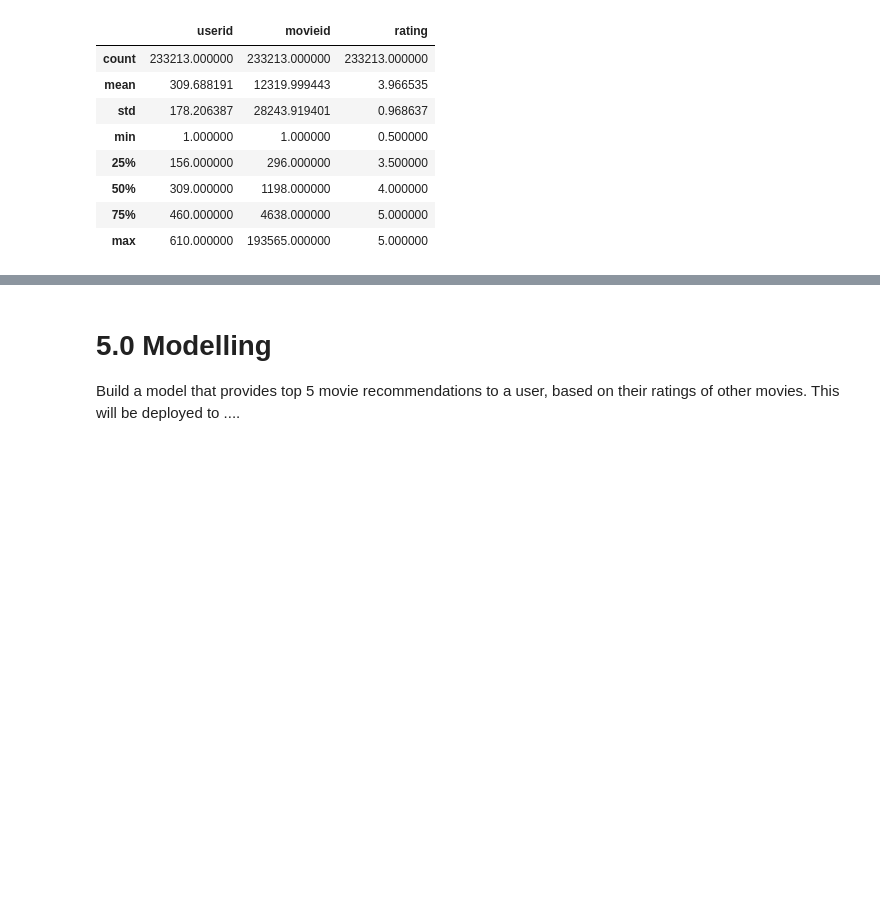
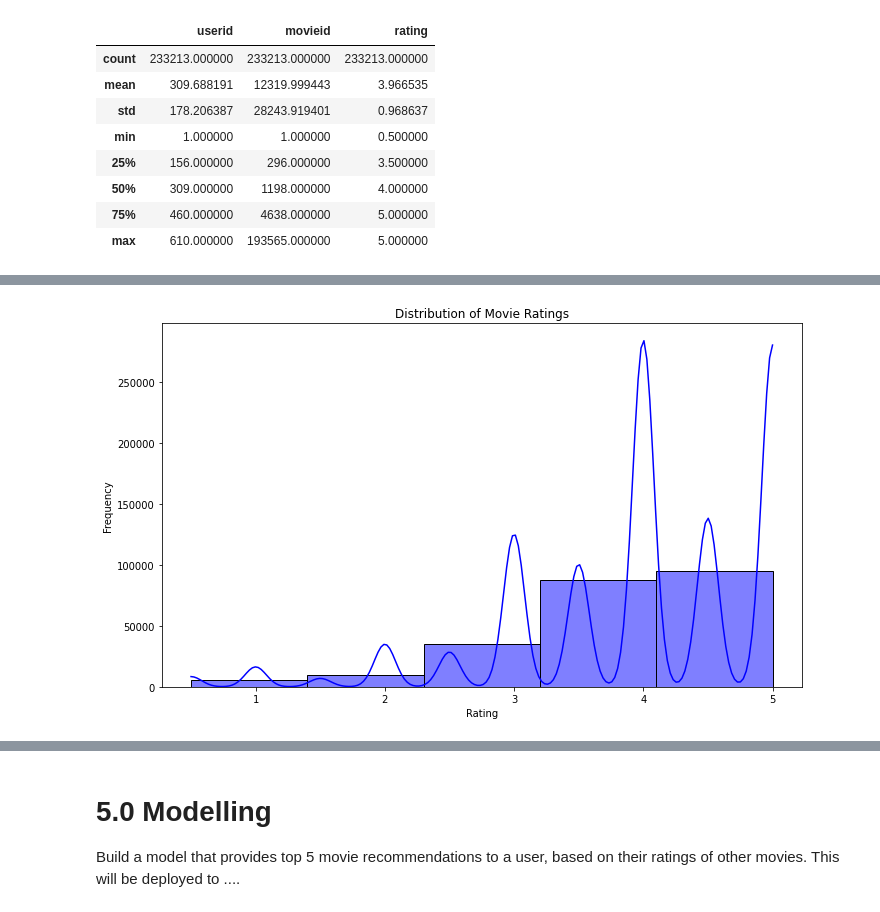
Before and after one commit to Felix-87/Phase4_project, a Jupyter notebook: index.ipynb, the cells around one changed output, grey strips where cells are left out. Cells and saved outputs as stored; diff of their text form; code cells hidden in the pictures; blank space fills up the shorter version.

```diff
--- a/index.ipynb
+++ b/index.ipynb
@@ -233,0 +248,16 @@ Index(['userid', 'movieid', 'rating', 'title', 'genres', 'tag'], dtype='object')
+# %%
+plt.figure(figsize=(10, 6))
+
+# Create a distribution plot for the ratings
+sns.histplot(df['rating'], kde=True, bins=5, color='blue')
+
+# Add title and labels
+plt.title('Distribution of Movie Ratings')
+plt.xlabel('Rating')
+plt.ylabel('Frequency')
+
+# Show the plot
+plt.tight_layout()
+plt.show()
+# %% [output]
+[figure, added]
```
Also changed, not shown: parts of 25 cells of this notebook.
